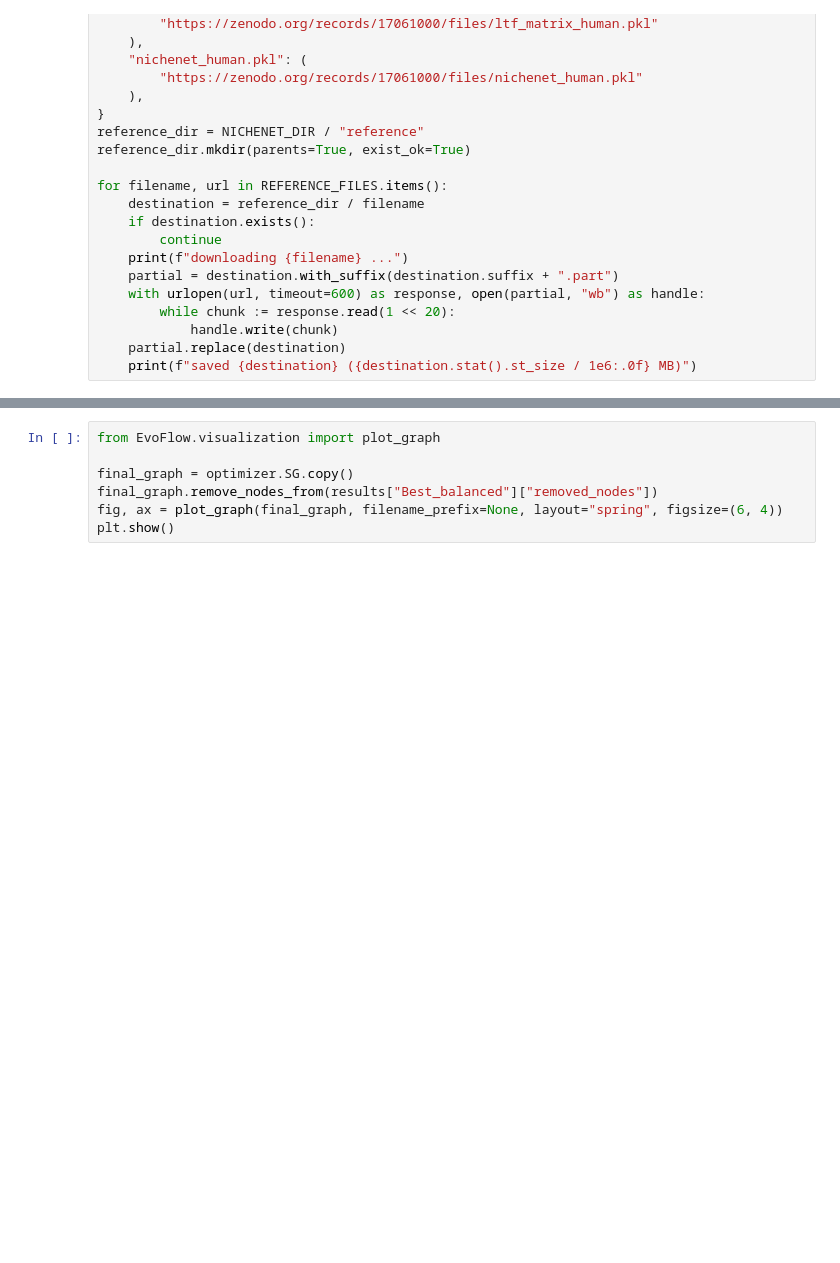
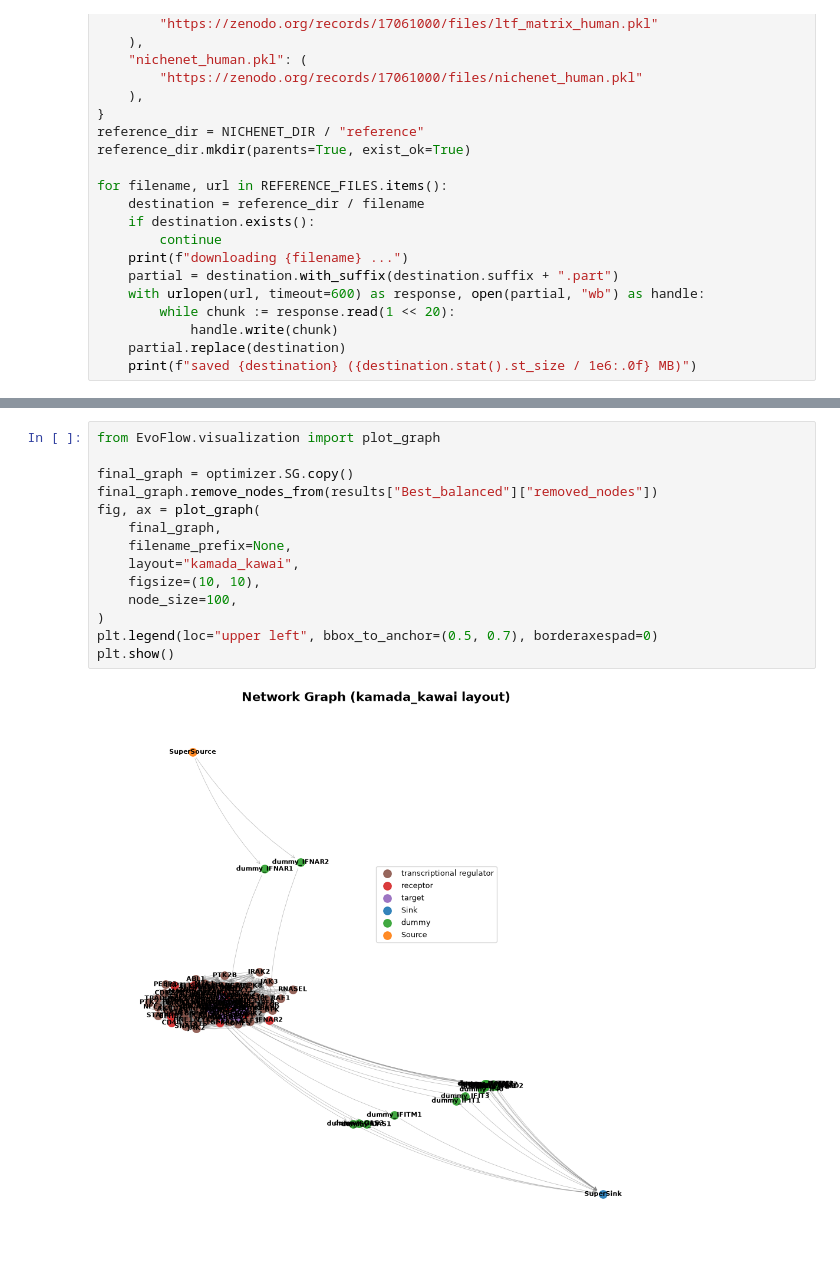
Before and after one commit to VergaJU/EvoFlow, a Jupyter notebook: docs/vignettes/use_case.ipynb, the cells around one changed output, grey strips where cells are left out. Saved outputs shown, nothing was run; the diff lists cells and outputs as text; blank space fills up the shorter version.

```diff
--- a/docs/vignettes/use_case.ipynb
+++ b/docs/vignettes/use_case.ipynb
@@ -498,7 +640,16 @@ plt.show()
 # %%
 from EvoFlow.visualization import plot_graph
 
 final_graph = optimizer.SG.copy()
 final_graph.remove_nodes_from(results["Best_balanced"]["removed_nodes"])
-fig, ax = plot_graph(final_graph, filename_prefix=None, layout="spring", figsize=(6, 4))
+fig, ax = plot_graph(
+    final_graph,
+    filename_prefix=None,
+    layout="kamada_kawai",
+    figsize=(10, 10),
+    node_size=100,
+)
+plt.legend(loc="upper left", bbox_to_anchor=(0.5, 0.7), borderaxespad=0)
 plt.show()
+# %% [output]
+[figure, added]
```
Also changed, not shown: parts of 71 cells of this notebook, 13 other files.
